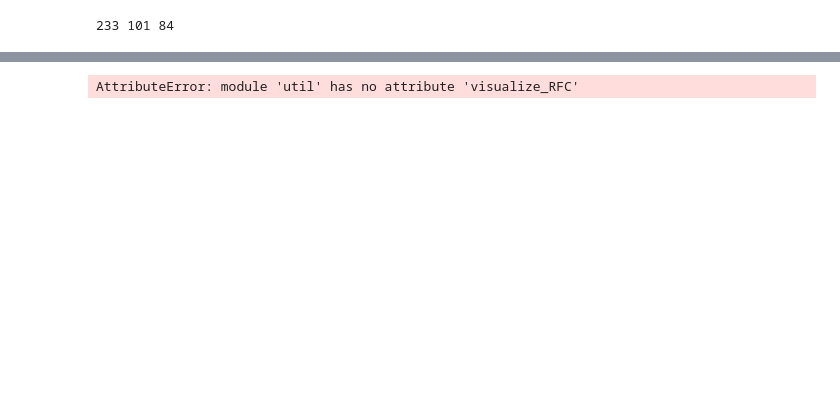
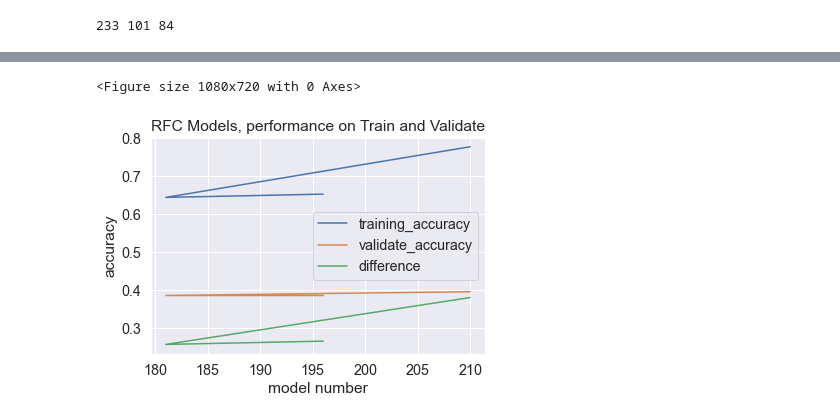
Before and after one commit to Lindsey-Melkozerov-Mitchell/project_repo, a Jupyter notebook: final_project_nb.ipynb, the cells around one changed output, grey strips where cells are left out. Saved outputs shown, nothing was run; the diff lists cells and outputs as text; code cells hidden in the pictures; blank space fills up the shorter version.

Commit message:
final nb and util.py

```diff
--- a/final_project_nb.ipynb
+++ b/final_project_nb.ipynb
@@ -85,4 +142,5 @@ See Full Dataframe in Mito
 # %%
-util.visualize_RFC(df)
+util.visualze_RFC(df)
 # %% [output]
-AttributeError: module 'util' has no attribute 'visualize_RFC'
+<Figure size 1080x720 with 0 Axes>
+[figure, added]
```
Also changed, not shown: parts of 26 cells of this notebook, 4 other files.
